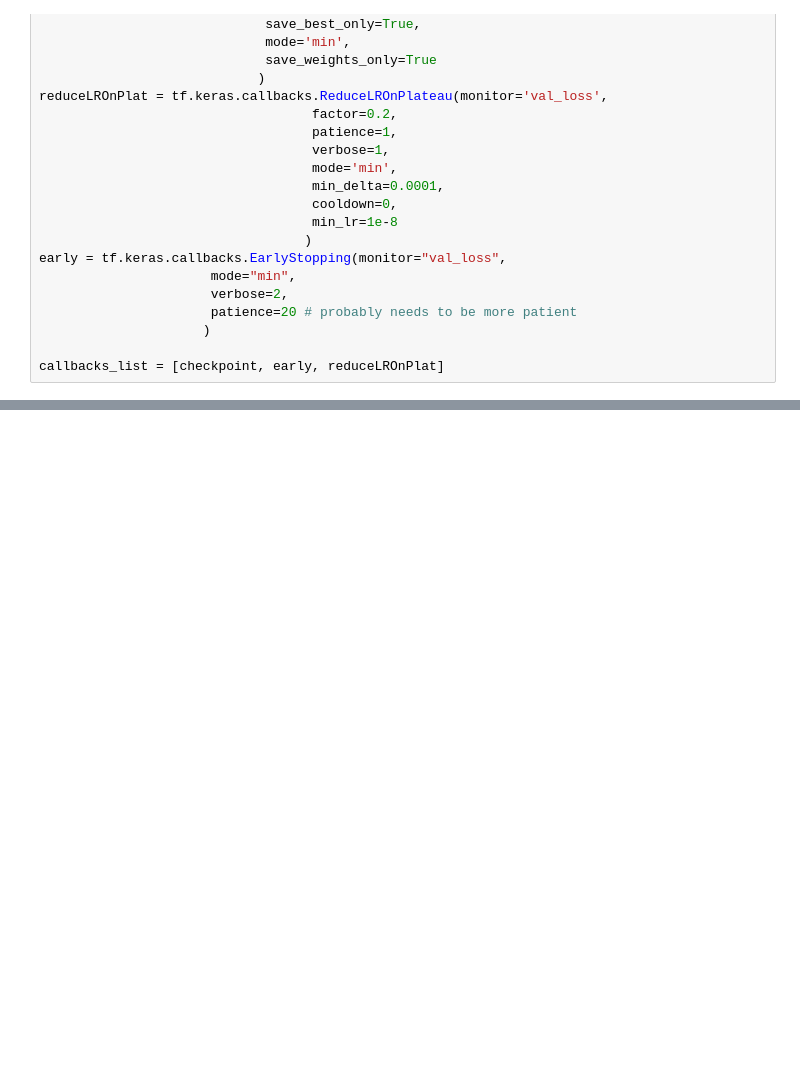
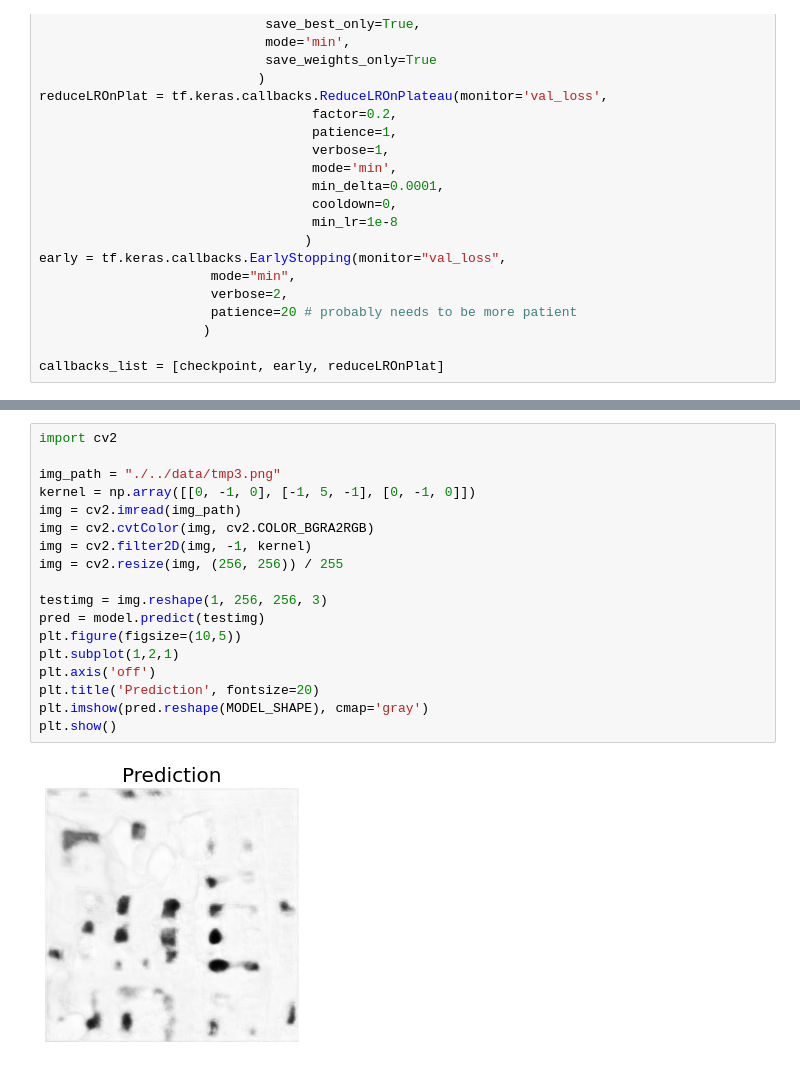
Before and after one commit to dobrino/START_Hack, a Jupyter notebook: src/model.ipynb, the cells around one changed output, grey strips where cells are left out. Drawn from its saved outputs; the diff is of its cells as text; blank space fills up the shorter version.

```diff
--- a/src/model.ipynb
+++ b/src/model.ipynb
@@ -221,0 +223,20 @@ plt.show()
+# %%
+import cv2
+
+img_path = "./../data/tmp3.png"
+kernel = np.array([[0, -1, 0], [-1, 5, -1], [0, -1, 0]])
+img = cv2.imread(img_path)
+img = cv2.cvtColor(img, cv2.COLOR_BGRA2RGB)
+img = cv2.filter2D(img, -1, kernel)
+img = cv2.resize(img, (256, 256)) / 255
+
+testimg = img.reshape(1, 256, 256, 3)
+pred = model.predict(testimg)
+plt.figure(figsize=(10,5))
+plt.subplot(1,2,1)
+plt.axis('off')
+plt.title('Prediction', fontsize=20)
+plt.imshow(pred.reshape(MODEL_SHAPE), cmap='gray')
+plt.show()
+# %% [output]
+[figure, added]
```
Also changed, not shown: parts of 4 cells of this notebook, 3 other files.
